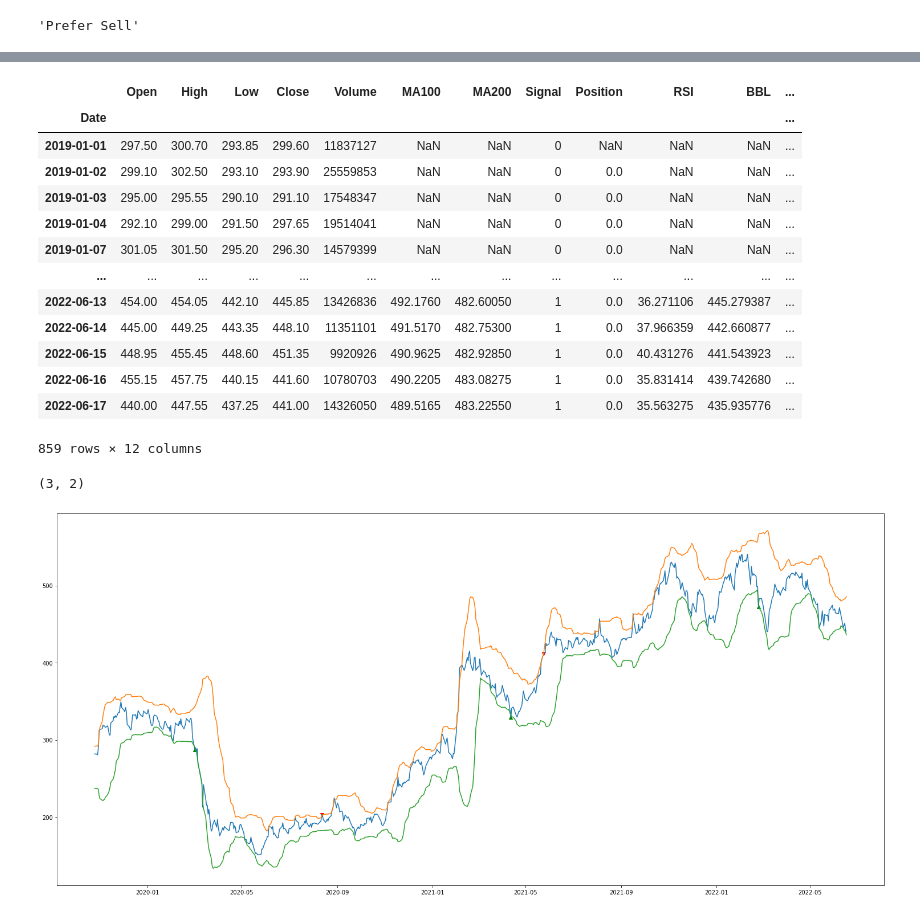
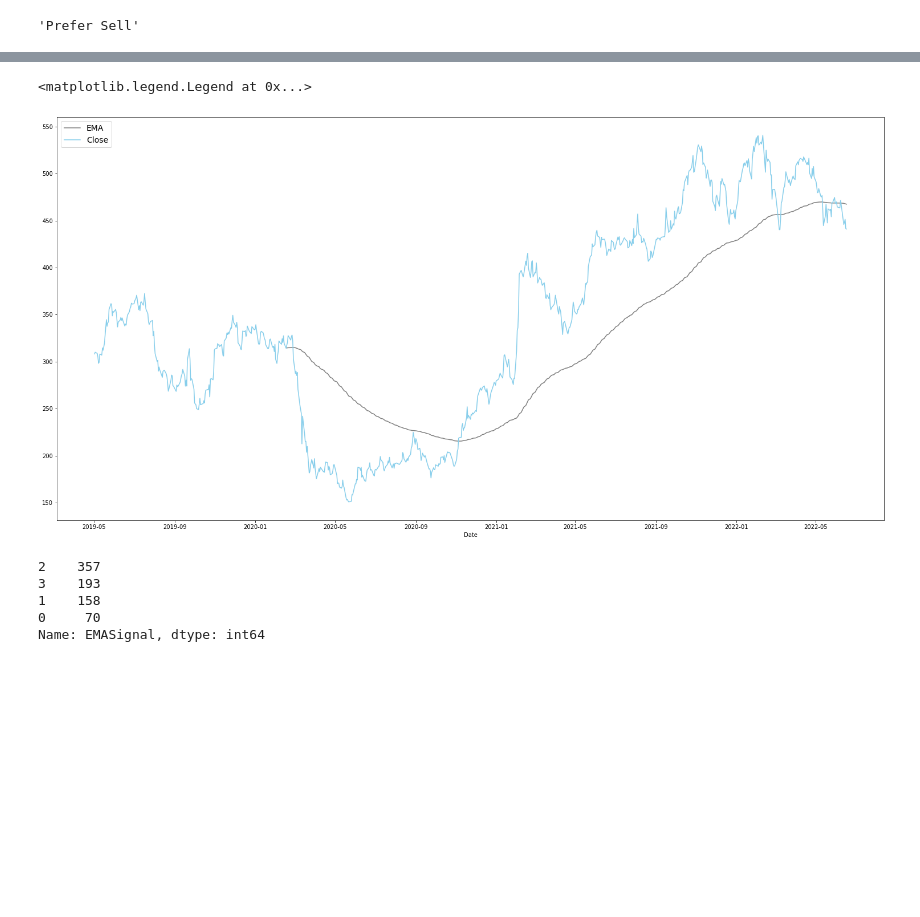
Before and after one commit to Naveen-004/Mini-Project, a Jupyter notebook: test.ipynb, the cells around one changed output, grey strips where cells are left out. Drawn from its saved outputs; the diff is of its cells as text; code cells hidden in the pictures; blank space fills up the shorter version.

```diff
--- a/test.ipynb
+++ b/test.ipynb
@@ -173,17 +236,39 @@ relative_strength_index(df, rsi)
+# %%
+ema = EMAIndicator(df['Close'], 200)
+df['EMA'] = ema.ema_indicator()
+def addemasignal(df, backcandles):
+    emasignal = [0]*len(df)
+    for row in range(backcandles, len(df)):
+        upt = 1
+        dnt = 1
+        for i in range(row-backcandles, row+1):
+
+            if df.High[i]>=df.EMA[i]:
+                dnt=0
+            if df.Low[i]<=df.EMA[i]:
+                upt=0
+
+        if upt==1 and dnt==1:
+            emasignal[row]=3
+        elif upt==1:
+            emasignal[row]=2
+        elif dnt==1:
+            emasignal[row]=1
+    df['EMASignal'] = emasignal
+
+addemasignal(df,6)
+# %%
+df.EMA.plot(color = 'grey', linewidth = 1.5, label = 'EMA', figsize = (26,13))
+df.Close.plot(color = 'skyblue', linewidth = 1.5, label = 'Close')
+plt.legend(loc = 'upper left', fontsize = 14)
+# %% [output]
+<matplotlib.legend.Legend at 0x...>
+[figure, added]
 # %%
-df
+df.EMASignal.value_counts()
 # %% [output]
-|  | Open | High | Low | Close | Volume | MA100 | MA200 | Signal | Position | RSI | BBL | ... |
-| Date |  |  |  |  |  |  |  |  |  |  |  | ... |
-| 2019-01-01 | 297.50 | 300.70 | 293.85 | 299.60 | 11837127 | NaN | NaN | 0 | NaN | NaN | NaN | ... |
-| 2019-01-02 | 299.10 | 302.50 | 293.10 | 293.90 | 25559853 | NaN | NaN | 0 | 0.0 | NaN | NaN | ... |
-| 2019-01-03 | 295.00 | 295.55 | 290.10 | 291.10 | 17548347 | NaN | NaN | 0 | 0.0 | NaN | NaN | ... |
-| 2019-01-04 | 292.10 | 299.00 | 291.50 | 297.65 | 19514041 | NaN | NaN | 0 | 0.0 | NaN | NaN | ... |
-| 2019-01-07 | 301.05 | 301.50 | 295.20 | 296.30 | 14579399 | NaN | NaN | 0 | 0.0 | NaN | NaN | ... |
-| ... | ... | ... | ... | ... | ... | ... | ... | ... | ... | ... | ... | ... |
-| 2022-06-13 | 454.00 | 454.05 | 442.10 | 445.85 | 13426836 | 492.1760 | 482.60050 | 1 | 0.0 | 36.271106 | 445.279387 | ... |
-| 2022-06-14 | 445.00 | 449.25 | 443.35 | 448.10 | 11351101 | 491.5170 | 482.75300 | 1 | 0.0 | 37.966359 | 442.660877 | ... |
-| 2022-06-15 | 448.95 | 455.45 | 448.60 | 451.35 | 9920926 | 490.9625 | 482.92850 | 1 | 0.0 | 40.431276 | 441.543923 | ... |
-| 2022-06-16 | 455.15 | 457.75 | 440.15 | 441.60 | 10780703 | 490.2205 | 483.08275 | 1 | 0.0 | 35.831414 | 439.742680 | ... |
-| 2022-06-17 | 440.00 | 447.55 | 437.25 | 441.00 | 14326050 | 489.5165 | 483.22550 | 1 | 0.0 | 35.563275 | 435.935776 | ... |
-859 rows × 12 columns
+2    357
+3    193
+1    158
+0     70
+Name: EMASignal, dtype: int64
@@ -194,25 +274,0 @@ df = df.dropna()
-# %%
-buy = []
-sell = []
-position = 0
-for i in range(len(df)):
-    if(df.BBL[i] > df.Close[i]):
-        if position == 0:
-            buy.append(i)
-            position = 1
-    elif(df.BBH[i] < df.Close[i]):
-        if position == 1:
-            sell.append(i)
-            position = 0
-
-len(buy), len(sell)
-# %% [output]
-(3, 2)
-# %%
-plt.figure(figsize=(26,12))
-plt.plot(df[['Close', 'BBH', 'BBL']])
-plt.scatter(df.iloc[buy].index, df.iloc[buy].Close, color='green', marker='^')
-plt.scatter(df.iloc[sell].index, df.Close[sell], color='red', marker='v')
-plt.show()
-# %% [output]
-[figure, removed]
```
Also changed, not shown: parts of 15 cells of this notebook, 5 other files.
